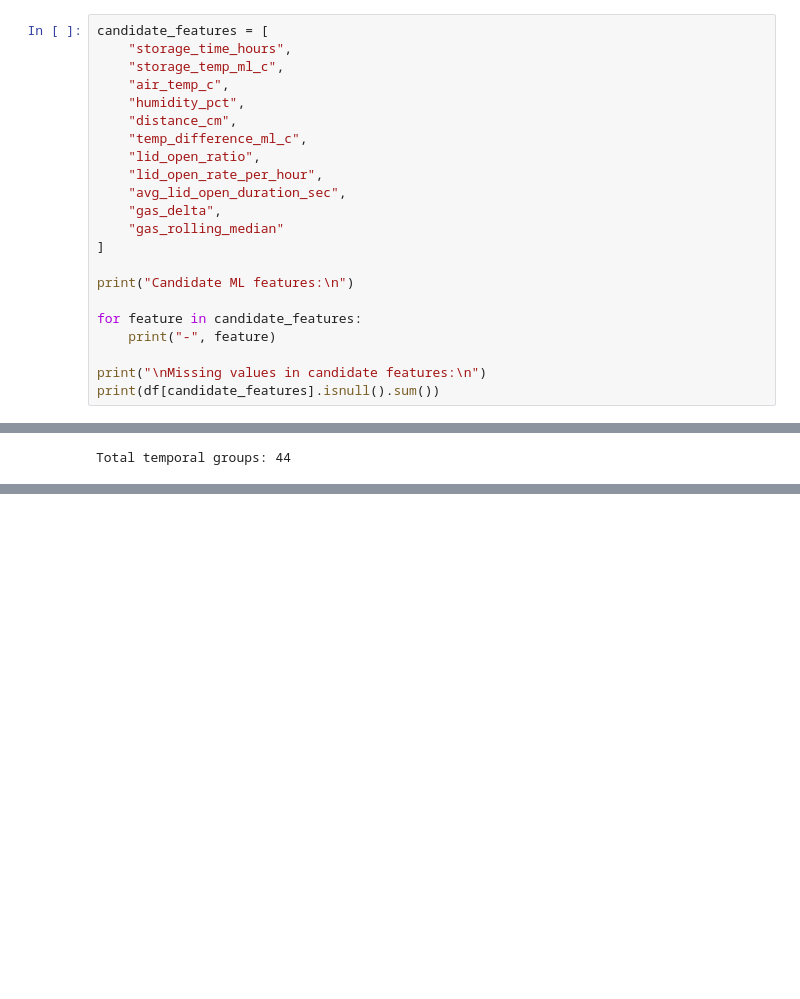
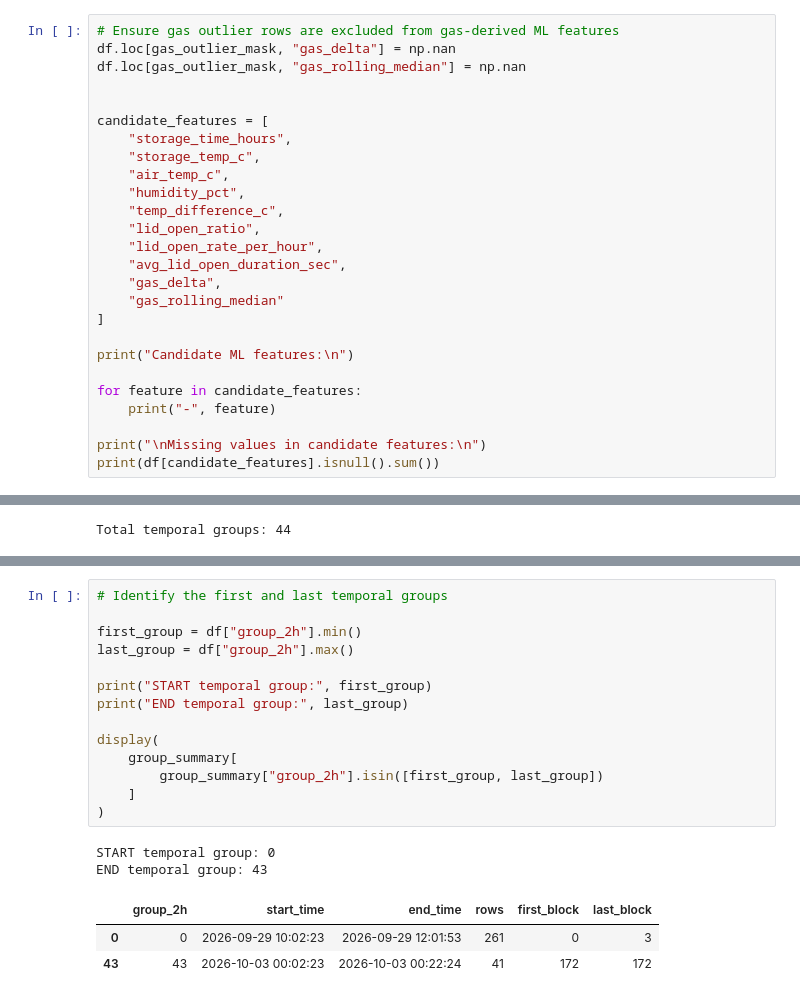
Before and after one commit to Bhagya-Navodyani/Intelligent_Fish_Storage-ML, a Jupyter notebook: notebook/Fish_Storage_ML_Pipeline.ipynb, the cells around one changed output, grey strips where cells are left out. Cells and saved outputs as stored; diff of their text form; blank space fills up the shorter version.

```diff
--- a/notebook/Fish_Storage_ML_Pipeline.ipynb
+++ b/notebook/Fish_Storage_ML_Pipeline.ipynb
@@ -658,11 +342,15 @@ Missing temp_difference_ml_c values: 2643
 # %%
+# Ensure gas outlier rows are excluded from gas-derived ML features
+df.loc[gas_outlier_mask, "gas_delta"] = np.nan
+df.loc[gas_outlier_mask, "gas_rolling_median"] = np.nan
+
+
 candidate_features = [
     "storage_time_hours",
-    "storage_temp_ml_c",
+    "storage_temp_c",
     "air_temp_c",
     "humidity_pct",
-    "distance_cm",
-    "temp_difference_ml_c",
+    "temp_difference_c",
     "lid_open_ratio",
     "lid_open_rate_per_hour",
     "avg_lid_open_duration_sec",
@@ -818,0 +493,20 @@ ground_truth
+# %%
+# Identify the first and last temporal groups
+
+first_group = df["group_2h"].min()
+last_group = df["group_2h"].max()
+
+print("START temporal group:", first_group)
+print("END temporal group:", last_group)
+
+display(
+    group_summary[
+        group_summary["group_2h"].isin([first_group, last_group])
+    ]
+)
+# %% [output]
+START temporal group: 0
+END temporal group: 43
+|  | group_2h | start_time | end_time | rows | first_block | last_block |
+| 0 | 0 | 2026-09-29 10:02:23 | 2026-09-29 12:01:53 | 261 | 0 | 3 |
+| 43 | 43 | 2026-10-03 00:02:23 | 2026-10-03 00:22:24 | 41 | 172 | 172 |
```
Also changed, not shown: parts of 38 cells of this notebook.
